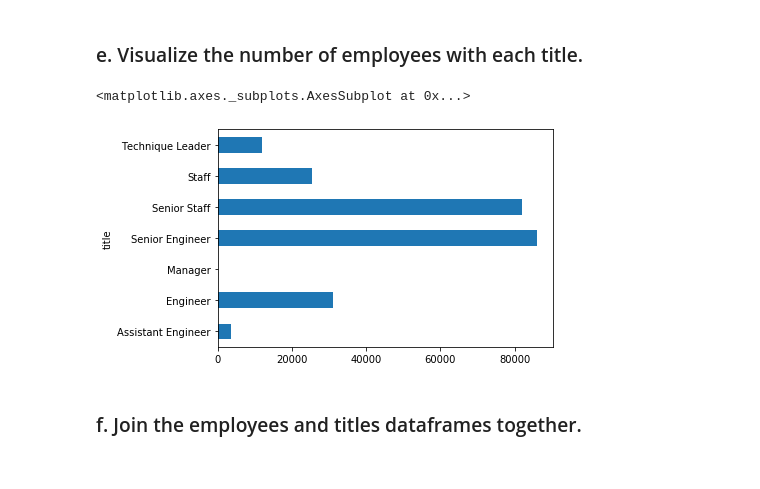
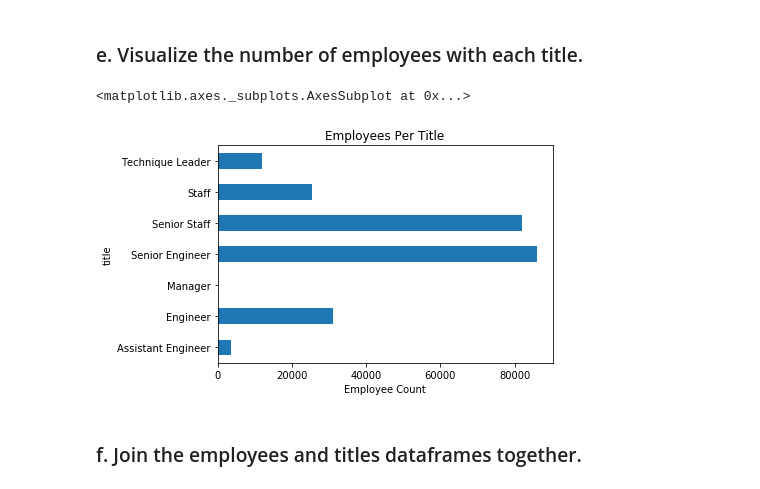
Before and after one commit to Matthew-Mays/numpy-pandas-visualization-exercises, a Jupyter notebook: advanced_dataframes.ipynb, the cells around one changed output. Drawn from its saved outputs; the diff is of its cells as text; code cells hidden in the pictures.

```diff
--- a/advanced_dataframes.ipynb
+++ b/advanced_dataframes.ipynb
@@ -241,12 +259,18 @@ titles
 # %% [markdown]
 ### e. Visualize the number of employees with each title.
 # %%
+#create table cur_titles to find all current titles
 cur_titles = pd.read_sql('SELECT * FROM titles WHERE to_date > CURDATE()', emp_url)
+#create num_titles using groupby title and count to find count of titles
 num_titles = cur_titles.groupby('title').count()
+#plot bar graph of number of titles
+plt.title('Employees Per Title')
+plt.xlabel('Employee Count')
+plt.ylabel('Titles')
 num_titles.emp_no.plot(kind = 'barh')
 # %% [output]
 <matplotlib.axes._subplots.AxesSubplot at 0x...>
-[figure, old version]
+[figure, new version]
 # %% [markdown]
 ### f. Join the employees and titles dataframes together.
 # %%
```
Also changed, not shown: parts of 26 cells of this notebook.
